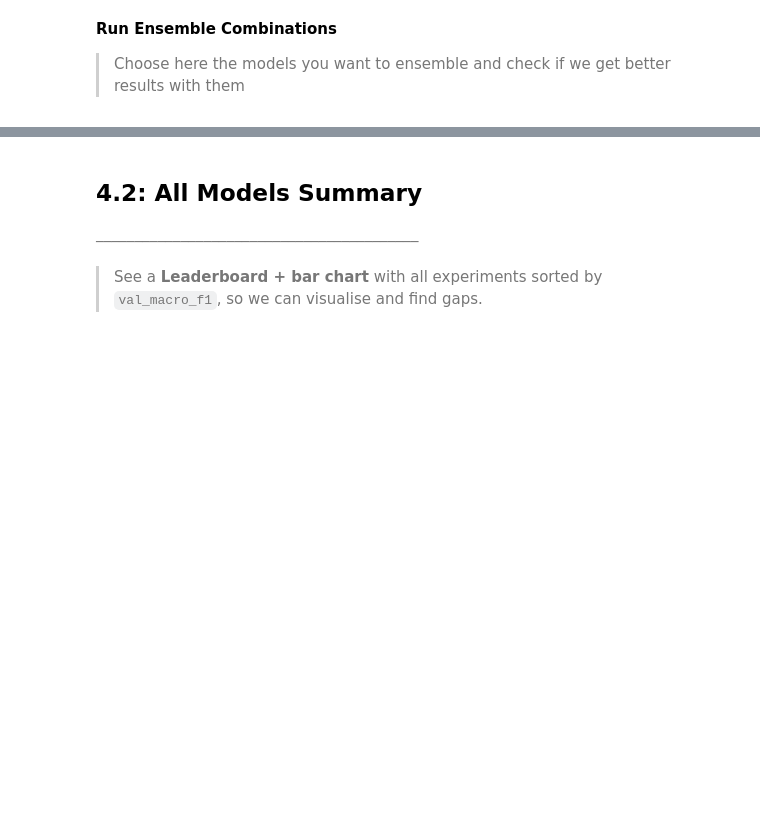
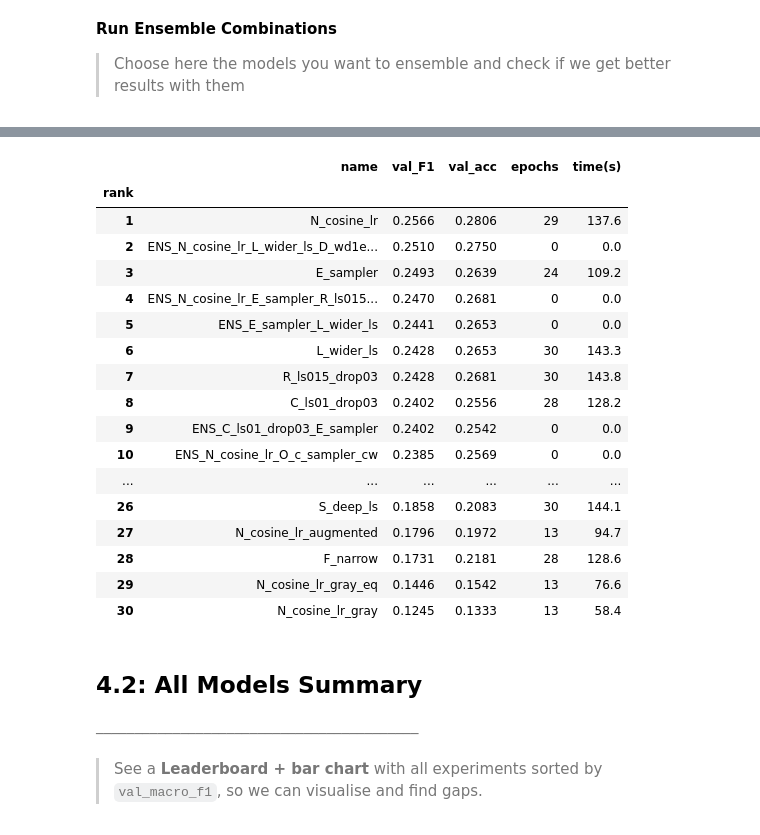
Before and after one commit to fmssilva/DL_Proj, a Jupyter notebook: assignment_1/task1/task1_colab.ipynb, the cells around one changed output, grey strips where cells are left out. Cells and saved outputs as stored; diff of their text form; code cells hidden in the pictures; blank space fills up the shorter version.

```diff
--- a/assignment_1/task1/task1_colab.ipynb
+++ b/assignment_1/task1/task1_colab.ipynb
@@ -2258,0 +2445,73 @@ Submission valid: 900 rows, all class names correct.
+# %%
+from src.evaluation.ensemble import soft_ensemble, print_ensemble_report
+
+# ── Configure the ensemble here — only thing you need to touch ────────────────
+# names  : checkpoint stems (must exist in model_registry above)
+# weights: None = uniform average; [0.6, 0.4] = weighted (auto-normalised)
+ENS = {
+    "names":   ["N_cosine_lr", "L_wider_ls","D_wd1e4","G_bottleneck"],
+    "weights": [0.25,0.25,0.25,0.25],
+}
+
+# ── Run (automatic from here) ─────────────────────────────────────────────────
+# build (model_instance, ckpt_path) pairs using model_registry — correct architecture guaranteed
+ensemble_configs = [
+    (model_registry[name]["model"](), TASK_OUT_DIR / "checkpoints" / f"{name}.pth")
+    for name in ENS["names"]
+]
+
+missing = [str(p) for _, p in ensemble_configs if not p.exists()]
+if missing:
+    print(f"SKIP: missing checkpoints: {missing}")
+else:
+    ens_result = soft_ensemble(
+        checkpoint_configs = ensemble_configs,
+        val_loader         = build_loaders()[1],
+        device             = device,
+        weights            = ENS["weights"],
+    )
+    ens_label = "ENS_" + "_".join(ENS["names"])
+    print_ensemble_report(ens_result, ensemble_label=ens_label)
+
+    entry = {
+        "val_macro_f1": ens_result["val_macro_f1"],
+        "val_acc":      ens_result["val_acc"],
+        "val_loss":     float("nan"),
+        "total_epochs": 0,
+        "train_time_s": 0.0,
+        "history":      {},
+        "child_models": ENS["names"],   # links back to individual experiments
+    }
+    results_tracker[ens_label] = entry
+    _print_leaderboard(results_tracker)
+
+    # persist immediately — same pattern as run_experiment
+    save_experiment_result(ens_label, entry, RESULTS_PATH)
+
+    # auto-update submission if this ensemble is the new overall best
+    # compare against every other entry in results_tracker (solo + other ensembles)
+    other_best = max(
+        (v["val_macro_f1"] for k, v in results_tracker.items() if k != ens_label),
+        default=-1,
+    )
+    if entry["val_macro_f1"] > other_best:
+        print(f"\n  New overall best (ensemble) — regenerating submission CSV...")
+        # ensemble members are always RGB — reuse global test_loader
+        ens_test_configs = [
+            (model_registry[n]["model"](), TASK_OUT_DIR / "checkpoints" / f"{n}.pth")
+            for n in ENS["names"]
+        ]
+        ens_test_result = soft_ensemble(
+            checkpoint_configs = ens_test_configs,
+            val_loader         = test_loader,
+            device             = device,
+            weights            = ENS["weights"],
+            inference_mode     = True,   # test loader returns uuid strings, not label tensors
+        )
+        generate_submission_from_preds(test_loader, ens_test_result["preds"], CLASSES, SUB_PATH)
+        validate_submission(SUB_PATH)
+        print(f"  Submission updated -> {SUB_PATH}")
+
+    if SAVE_IN_EACH_RUN:
+        save_outputs(TASK_OUT_DIR, TASK_NAME, in_colab=IN_COLAB, use_drive=USE_DRIVE, drive_dir=DRIVE_OUTPUTS_DIR)
+# %% [output]
@@ -2259,3 +2525,21 @@ Submission valid: 900 rows, all class names correct.
+|  | name | val_F1 | val_acc | epochs | time(s) |
+| rank |  |  |  |  |  |
+| 1 | N_cosine_lr | 0.2566 | 0.2806 | 29 | 137.6 |
+| 2 | ENS_N_cosine_lr_L_wider_ls_D_wd1e... | 0.2510 | 0.2750 | 0 | 0.0 |
+| 3 | E_sampler | 0.2493 | 0.2639 | 24 | 109.2 |
+| 4 | ENS_N_cosine_lr_E_sampler_R_ls015... | 0.2470 | 0.2681 | 0 | 0.0 |
+| 5 | ENS_E_sampler_L_wider_ls | 0.2441 | 0.2653 | 0 | 0.0 |
+| 6 | L_wider_ls | 0.2428 | 0.2653 | 30 | 143.3 |
+| 7 | R_ls015_drop03 | 0.2428 | 0.2681 | 30 | 143.8 |
+| 8 | C_ls01_drop03 | 0.2402 | 0.2556 | 28 | 128.2 |
+| 9 | ENS_C_ls01_drop03_E_sampler | 0.2402 | 0.2542 | 0 | 0.0 |
+| 10 | ENS_N_cosine_lr_O_c_sampler_cw | 0.2385 | 0.2569 | 0 | 0.0 |
+| ... | ... | ... | ... | ... | ... |
+| 26 | S_deep_ls | 0.1858 | 0.2083 | 30 | 144.1 |
+| 27 | N_cosine_lr_augmented | 0.1796 | 0.1972 | 13 | 94.7 |
+| 28 | F_narrow | 0.1731 | 0.2181 | 28 | 128.6 |
+| 29 | N_cosine_lr_gray_eq | 0.1446 | 0.1542 | 13 | 76.6 |
+| 30 | N_cosine_lr_gray | 0.1245 | 0.1333 | 13 | 58.4 |
 # %% [markdown]
 ## 4.2: All Models Summary
 ###### ──────────────────────────────────────────
```
Also changed, not shown: parts of 38 cells of this notebook.
